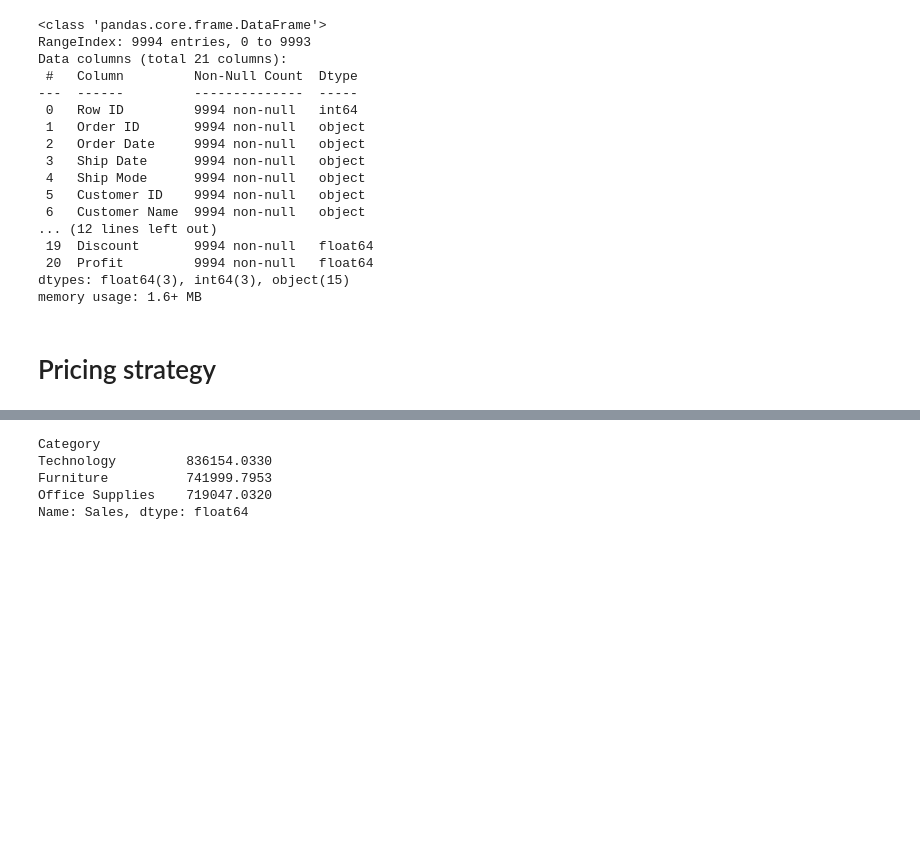
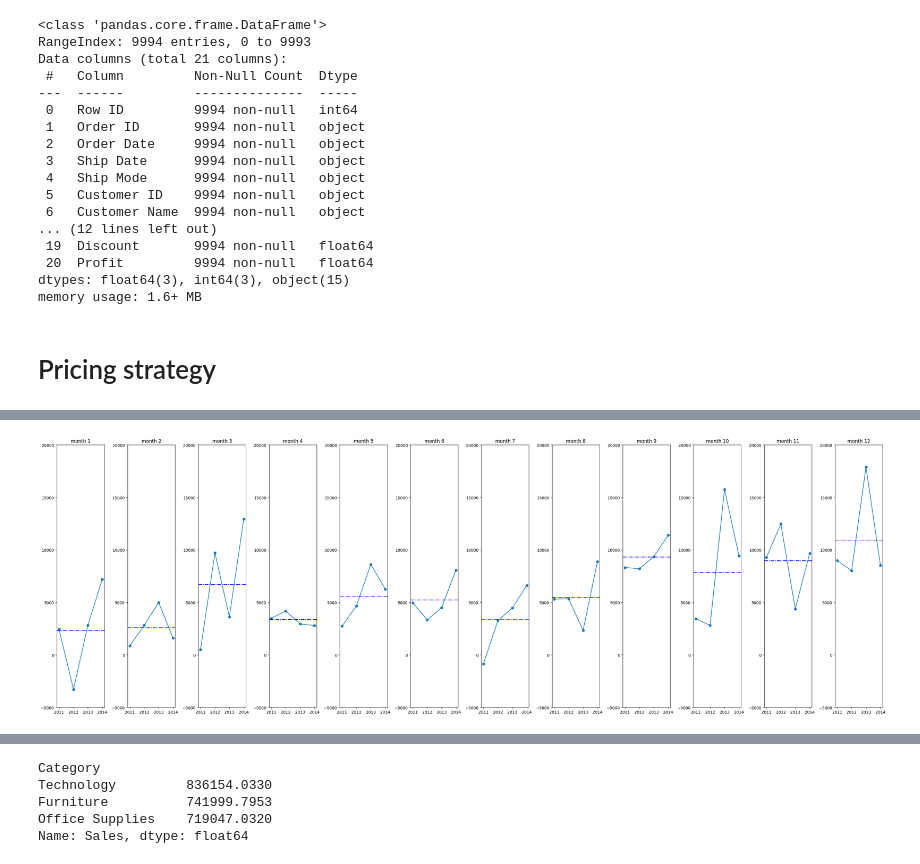
Before and after one commit to Krittapad12348/Superstore_Analysis, a Jupyter notebook: superstore_python.ipynb, the cells around one changed output, grey strips where cells are left out. Cells and saved outputs as stored; diff of their text form; code cells hidden in the pictures; blank space fills up the shorter version.

```diff
--- a/superstore_python.ipynb
+++ b/superstore_python.ipynb
@@ -58,0 +187,14 @@ Sales by Category
+# %%
+agg_df = ss.groupby(['Order Year', 'Order Month'])['Profit'].sum().reset_index()
+fig, axs = plt.subplots(ncols=12, figsize=(30, 10))
+year = list(agg_df['Order Year'].unique())
+for month in range(12):
+  lol=[agg_df[(agg_df['Order Year'] == i) & (agg_df['Order Month'] == month+1)].values[0][2] for i in year]
+  axs[month].plot(year, lol, marker='o', linestyle='-', label=f'Year {year}')
+  axs[month].axhline(y=agg_df[agg_df['Order Month'] == month+1]['Profit'].sum()/4, color='b', linestyle='-.', label='Ref Average')
+  axs[month].set_ylim(-5000, 20000)
+  axs[month].set_title('month {}'.format(month+1))
+plt.tight_layout()
+plt.show()
+# %% [output]
+[figure, added]
```
Also changed, not shown: parts of 95 cells of this notebook.
